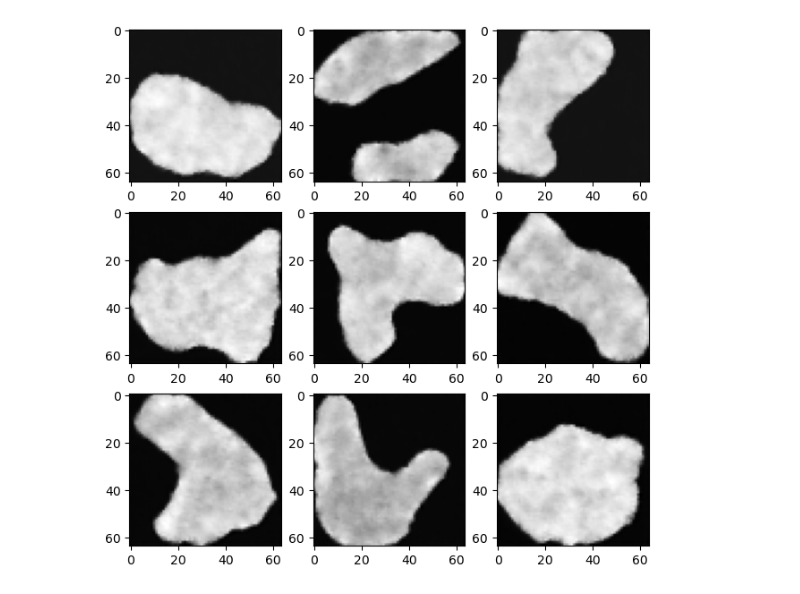
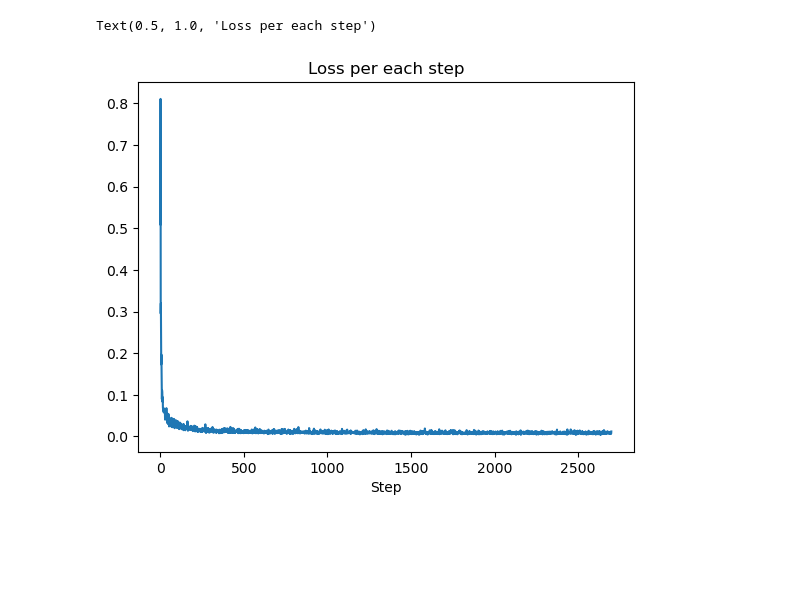
Before and after one commit to anghol/diffusion-substrates, a Jupyter notebook: notebooks/diffusion_cells.ipynb, the cells around one changed output. Drawn from its saved outputs; the diff is of its cells as text; code cells hidden in the pictures; blank space fills up the shorter version.

```diff
--- a/notebooks/diffusion_cells.ipynb
+++ b/notebooks/diffusion_cells.ipynb
@@ -34,7 +34,5 @@ augmentation_cells(cell_dir, new_cell_dir)
 # %%
-cell_dataset = create_cell_dataset(new_cell_dir)
-
-train_size = 7540
+train_size = len(os.listdir(new_cell_dir)) - 100
 test_size = 100
 
 image_size = 64
@@ -42,6 +40,8 @@ channels = 1
 batch_size = 70
 device = "cuda" if torch.cuda.is_available() else "cpu"
 
+cell_dataset = create_cell_dataset(new_cell_dir, image_size)
+
 train_dataset, test_dataset = random_split(cell_dataset, [train_size, test_size])
 train_loader = DataLoader(train_dataset, batch_size=batch_size, shuffle=True)
 test_loader = DataLoader(test_dataset, batch_size=100, shuffle=True)
@@ -157,0 +65,17 @@ Loss: 0.012000433169305325
+# %%
+# Training
+
+epochs = 25
+log_path = "logging_cells"
+log_interval = len(train_loader) // 4
+
+loss_progress = train(
+    model, diffusion, timesteps, train_loader, epochs, optimizer, device, log_path, log_interval
+)
+# %%
+plt.plot(loss_progress)
+plt.xlabel("Step")
+plt.title("Loss per each step")
+# %% [output]
+Text(0.5, 1.0, 'Loss per each step')
+[figure, added]
@@ -160,5 +86 @@ model = torch.load("denoise_model_20_epochs.pt")
 model.eval()
-# %%
-samples = show_samples(9, diffusion, model, image_size, channels)
-# %% [output]
-[figure, removed]
```
Also changed, not shown: parts of 15 cells of this notebook, 12 other files.
